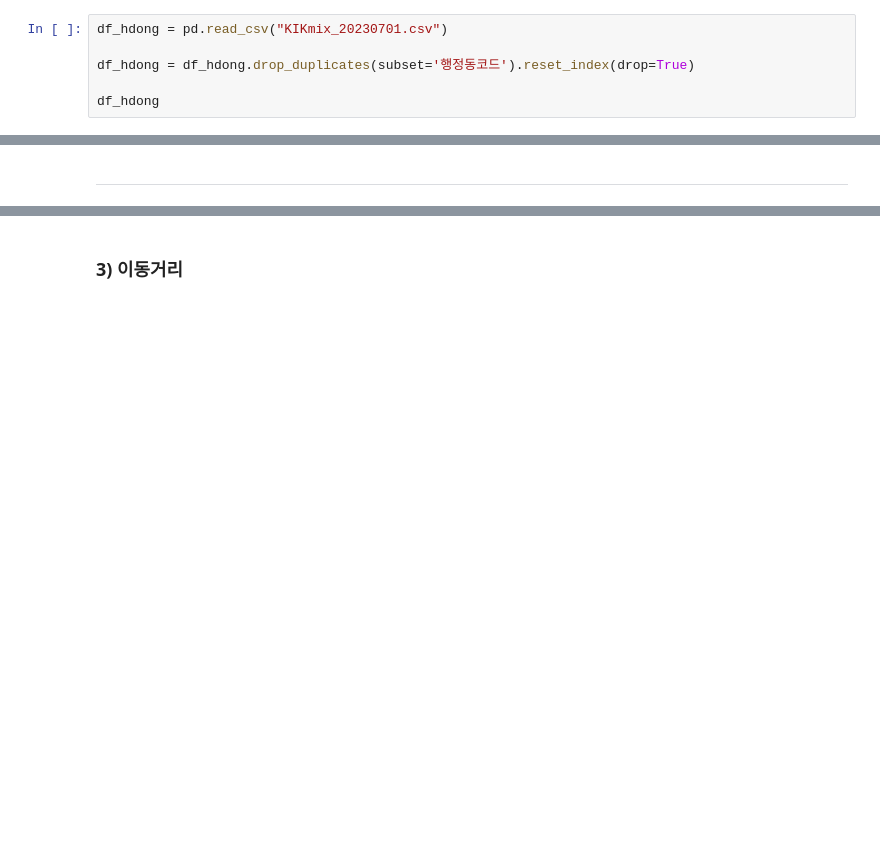
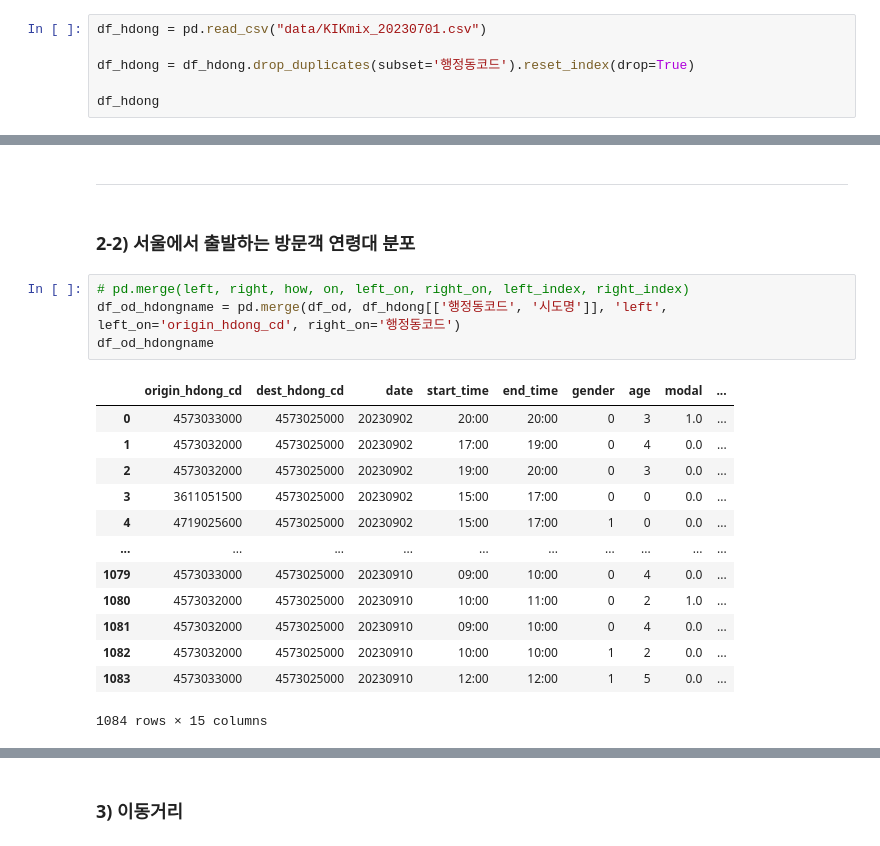
Before and after one commit to NongShiN/2024_bigcontest_muju_festival_shuttle_bus, a Jupyter notebook: EDA/jiwon/EDA_festivalOD.ipynb, the cells around one changed output, grey strips where cells are left out. Drawn from its saved outputs; the diff is of its cells as text; blank space fills up the shorter version.

```diff
--- a/EDA/jiwon/EDA_festivalOD.ipynb
+++ b/EDA/jiwon/EDA_festivalOD.ipynb
@@ -66,7 +66,7 @@ df_stay
 | 3667273 | 4573025000 | 20230910 | 18:00 | 1 | 8 | 5 | 10 |
 2419 rows × 7 columns
 # %%
-df_hdong = pd.read_csv("KIKmix_20230701.csv")
+df_hdong = pd.read_csv("data/KIKmix_20230701.csv")
 
 df_hdong = df_hdong.drop_duplicates(subset='행정동코드').reset_index(drop=True)
 
@@ -190,3 +190,23 @@ plt.show()
 - (같은 맥락으로, 00대가 이동 인원에서 많이 차지하는 이유가 이동 시 핸드폰을 많이 사용하는 것과 관련 있는지? but *00대 측정방법 궁금)
 # %% [markdown]
 ---
+# %% [markdown]
+### 2-2) 서울에서 출발하는 방문객 연령대 분포
+# %%
+# pd.merge(left, right, how, on, left_on, right_on, left_index, right_index)
+df_od_hdongname = pd.merge(df_od, df_hdong[['행정동코드', '시도명']], 'left', left_on='origin_hdong_cd', right_on='행정동코드')
+df_od_hdongname
+# %% [output]
+|  | origin_hdong_cd | dest_hdong_cd | date | start_time | end_time | gender | age | modal | ... |
+| 0 | 4573033000 | 4573025000 | 20230902 | 20:00 | 20:00 | 0 | 3 | 1.0 | ... |
+| 1 | 4573032000 | 4573025000 | 20230902 | 17:00 | 19:00 | 0 | 4 | 0.0 | ... |
+| 2 | 4573032000 | 4573025000 | 20230902 | 19:00 | 20:00 | 0 | 3 | 0.0 | ... |
+| 3 | 3611051500 | 4573025000 | 20230902 | 15:00 | 17:00 | 0 | 0 | 0.0 | ... |
+| 4 | 4719025600 | 4573025000 | 20230902 | 15:00 | 17:00 | 1 | 0 | 0.0 | ... |
+| ... | ... | ... | ... | ... | ... | ... | ... | ... | ... |
+| 1079 | 4573033000 | 4573025000 | 20230910 | 09:00 | 10:00 | 0 | 4 | 0.0 | ... |
+| 1080 | 4573032000 | 4573025000 | 20230910 | 10:00 | 11:00 | 0 | 2 | 1.0 | ... |
+| 1081 | 4573032000 | 4573025000 | 20230910 | 09:00 | 10:00 | 0 | 4 | 0.0 | ... |
+| 1082 | 4573032000 | 4573025000 | 20230910 | 10:00 | 10:00 | 1 | 2 | 0.0 | ... |
+| 1083 | 4573033000 | 4573025000 | 20230910 | 12:00 | 12:00 | 1 | 5 | 0.0 | ... |
+1084 rows × 15 columns
```
Also changed, not shown: parts of 11 cells of this notebook, 1 other file.
